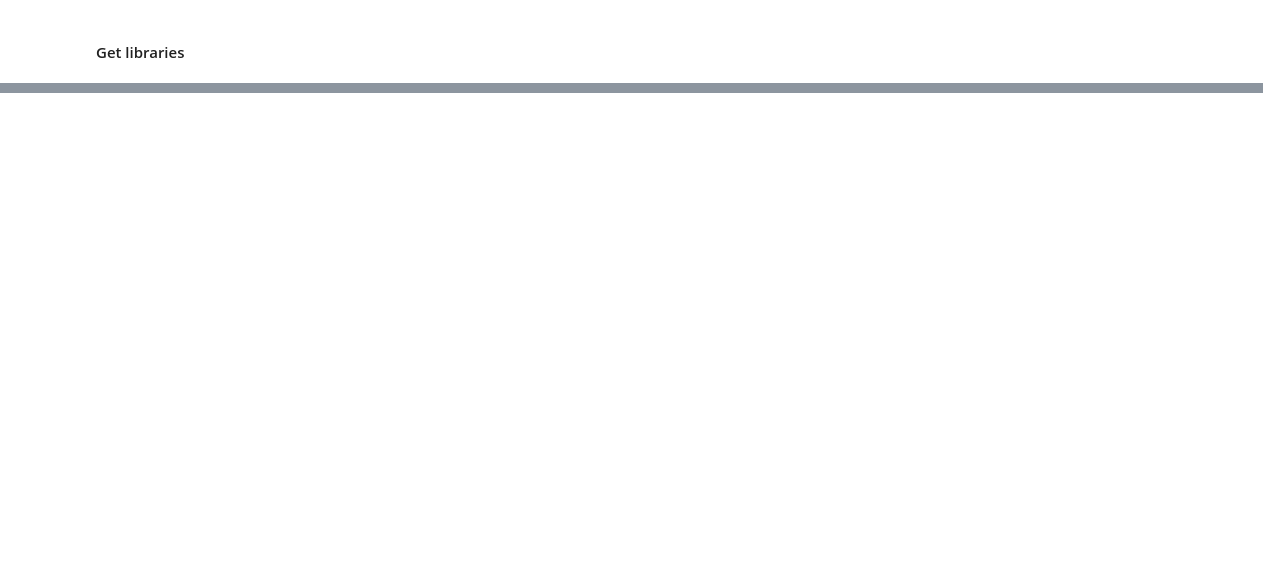
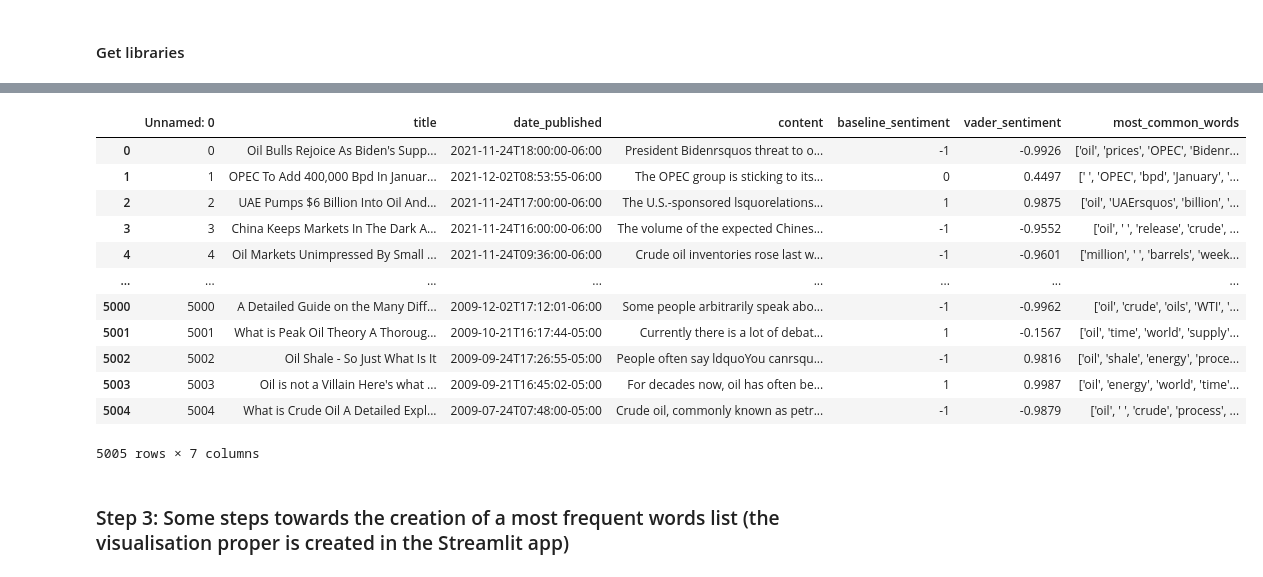
Before and after one commit to ebelingbarros/Final-project-Spiced-bootcamp, a Jupyter notebook: exploratory_data_analysis.ipynb, the cells around one changed output, grey strips where cells are left out. Cells and saved outputs as stored; diff of their text form; code cells hidden in the pictures; blank space fills up the shorter version.

```diff
--- a/exploratory_data_analysis.ipynb
+++ b/exploratory_data_analysis.ipynb
@@ -256,0 +89,21 @@ plt.show()
+# %%
+corpus_oil_price2 = pd.read_csv('data/corpus_oil_price_3.csv')
+corpus_alternative_energies2 = pd.read_csv('data/corpus_alternative_energies_3.csv')
+corpus_crude_oil2 = pd.read_csv('data/corpus_crude_oil_3.csv')
+corpus_crude_oil2
+# %% [output]
+|  | Unnamed: 0 | title | date_published | content | baseline_sentiment | vader_sentiment | most_common_words |
+| 0 | 0 | Oil Bulls Rejoice As Biden's Supp... | 2021-11-24T18:00:00-06:00 | President Bidenrsquos threat to o... | -1 | -0.9926 | ['oil', 'prices', 'OPEC', 'Bidenr... |
+| 1 | 1 | OPEC To Add 400,000 Bpd In Januar... | 2021-12-02T08:53:55-06:00 | The OPEC group is sticking to its... | 0 | 0.4497 | [' ', 'OPEC', 'bpd', 'January', '... |
+| 2 | 2 | UAE Pumps $6 Billion Into Oil And... | 2021-11-24T17:00:00-06:00 | The U.S.-sponsored lsquorelations... | 1 | 0.9875 | ['oil', 'UAErsquos', 'billion', '... |
+| 3 | 3 | China Keeps Markets In The Dark A... | 2021-11-24T16:00:00-06:00 | The volume of the expected Chines... | -1 | -0.9552 | ['oil', ' ', 'release', 'crude', ... |
+| 4 | 4 | Oil Markets Unimpressed By Small ... | 2021-11-24T09:36:00-06:00 | Crude oil inventories rose last w... | -1 | -0.9601 | ['million', ' ', 'barrels', 'week... |
+| ... | ... | ... | ... | ... | ... | ... | ... |
+| 5000 | 5000 | A Detailed Guide on the Many Diff... | 2009-12-02T17:12:01-06:00 | Some people arbitrarily speak abo... | -1 | -0.9962 | ['oil', 'crude', 'oils', 'WTI', '... |
+| 5001 | 5001 | What is Peak Oil Theory A Thoroug... | 2009-10-21T16:17:44-05:00 | Currently there is a lot of debat... | 1 | -0.1567 | ['oil', 'time', 'world', 'supply'... |
+| 5002 | 5002 | Oil Shale - So Just What Is It | 2009-09-24T17:26:55-05:00 | People often say ldquoYou canrsqu... | -1 | 0.9816 | ['oil', 'shale', 'energy', 'proce... |
+| 5003 | 5003 | Oil is not a Villain Here's what ... | 2009-09-21T16:45:02-05:00 | For decades now, oil has often be... | 1 | 0.9987 | ['oil', 'energy', 'world', 'time'... |
+| 5004 | 5004 | What is Crude Oil A Detailed Expl... | 2009-07-24T07:48:00-05:00 | Crude oil, commonly known as petr... | -1 | -0.9879 | ['oil', ' ', 'crude', 'process', ... |
+5005 rows × 7 columns
+# %% [markdown]
+### Step 3: Some steps towards the creation of a most frequent words list (the visualisation proper is created in the Streamlit app)
```
Also changed, not shown: parts of 41 cells of this notebook, 1 other file.
